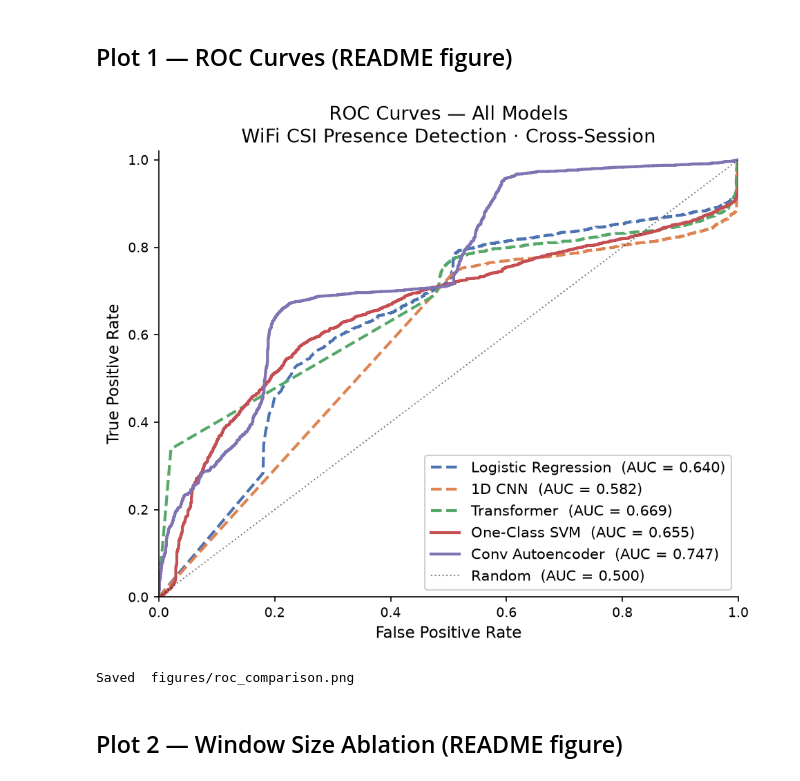
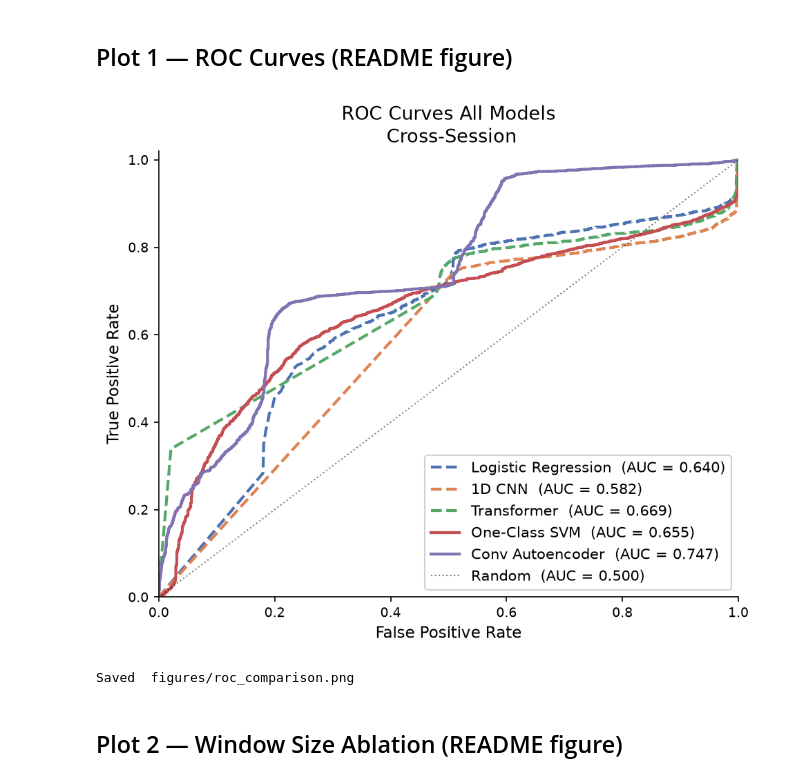
Before and after one commit to Nur2424/wifi-presence-detection, a Jupyter notebook: esp32/feasibility-study-notebooks/09_figures.ipynb, the cells around one changed output. Saved outputs shown, nothing was run; the diff lists cells and outputs as text; code cells hidden in the pictures.

```diff
--- a/esp32/feasibility-study-notebooks/09_figures.ipynb
+++ b/esp32/feasibility-study-notebooks/09_figures.ipynb
@@ -57,35 +56,35 @@ All data loaded.
 # %%
 fig, ax = plt.subplots(figsize=(6.5, 5.5))
 
 MODELS = [
     ("Logistic Regression",  roc_lr,          "#4C72B0", "--"),
     ("1D CNN",               roc_cnn,          "#DD8452", "--"),
     ("Transformer",          roc_transformer,  "#55A868", "--"),
     ("One-Class SVM",        roc_ocsvm,        "#C44E52", "-"),
     ("Conv Autoencoder",     roc_ae,           "#8172B2", "-"),
 ]
 
 for name, data, color, ls in MODELS:
     auc = float(data["auc"][0])
     ax.plot(data["fpr"], data["tpr"],
             color=color, lw=2, linestyle=ls,
             label=f"{name}  (AUC = {auc:.3f})")
 
 ax.plot([0, 1], [0, 1], "k:", lw=1, alpha=0.5, label="Random  (AUC = 0.500)")
 
 ax.set_xlabel("False Positive Rate")
 ax.set_ylabel("True Positive Rate")
-ax.set_title("ROC Curves — All Models\nWiFi CSI Presence Detection · Cross-Session")
+ax.set_title("ROC Curves All Models\n Cross-Session")
 ax.legend(loc="lower right", framealpha=0.9)
 ax.set_xlim(0, 1)
 ax.set_ylim(0, 1.02)
 
 plt.tight_layout()
 plt.savefig("figures/roc_comparison.png", bbox_inches="tight")
 plt.show()
 print("Saved  figures/roc_comparison.png")
 # %% [output]
-[figure, old version]
+[figure, new version]
 Saved  figures/roc_comparison.png
 # %% [markdown]
 ## Plot 2 — Window Size Ablation (README figure)
```
Also changed, not shown: parts of 2 cells of this notebook, 1 other file.
